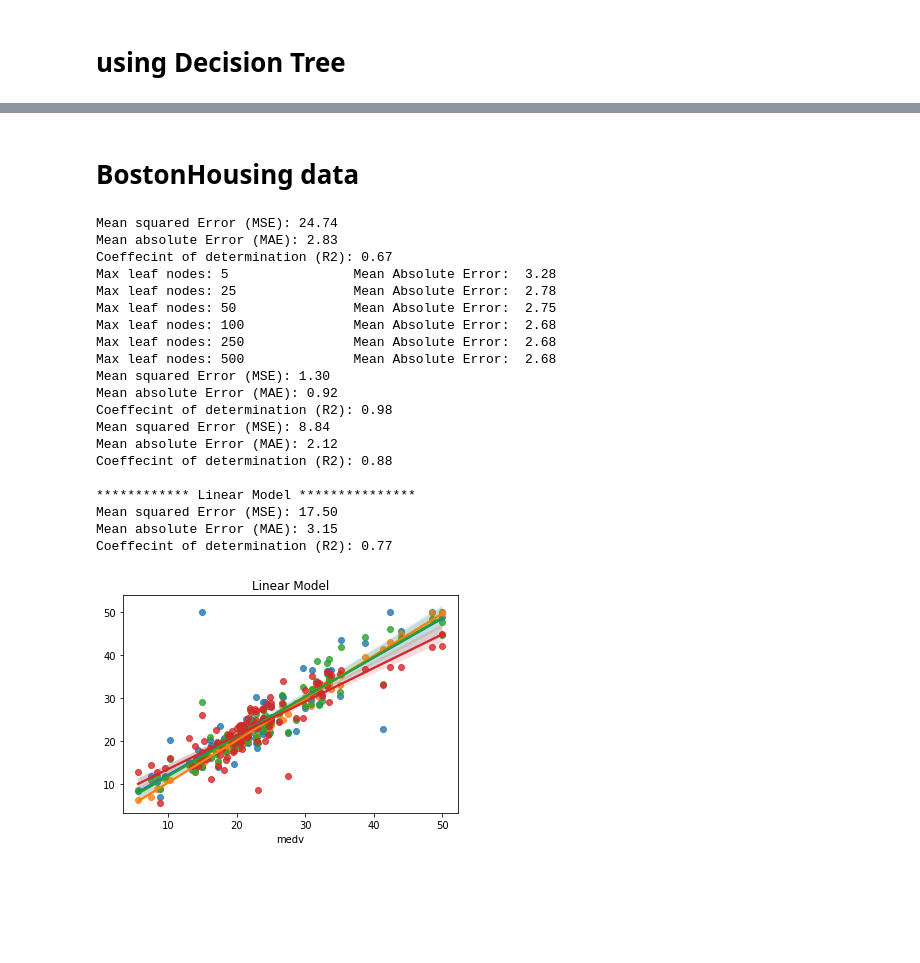
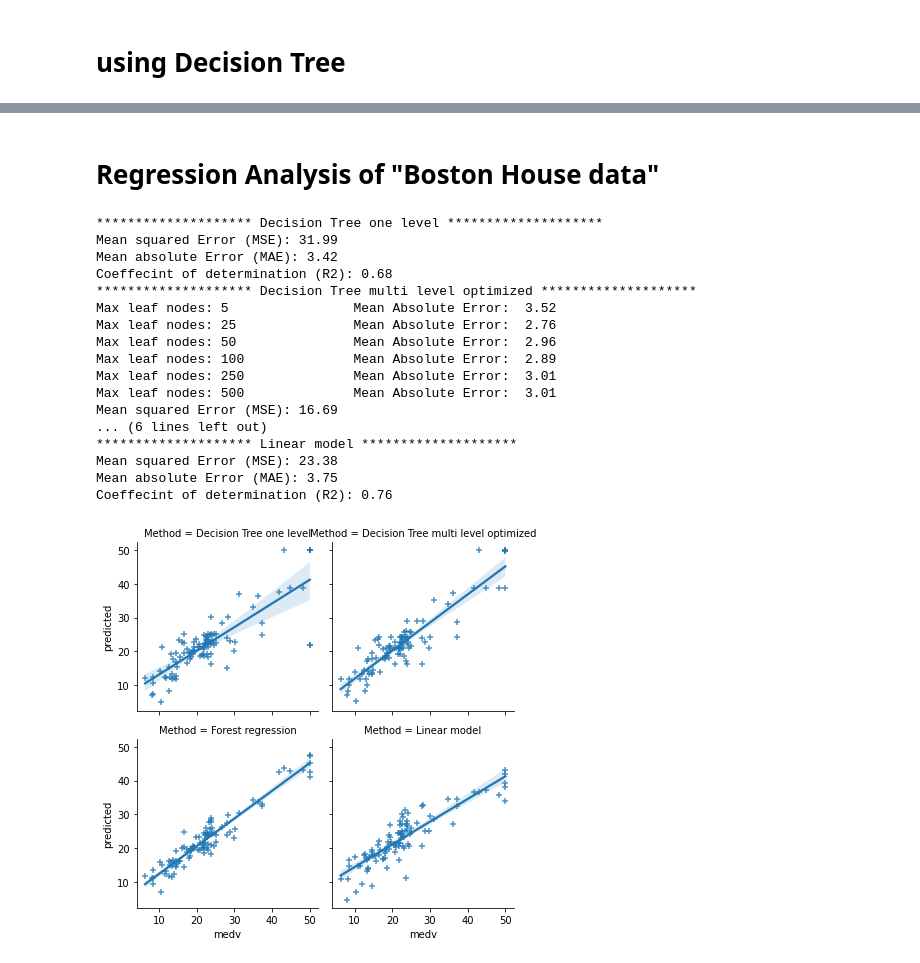
Before and after one commit to yjad/ML, a Jupyter notebook: sklearn_regression.ipynb, the cells around one changed output, grey strips where cells are left out. Drawn from its saved outputs; the diff is of its cells as text; code cells hidden in the pictures; blank space fills up the shorter version.

```diff
--- a/sklearn_regression.ipynb
+++ b/sklearn_regression.ipynb
@@ -10,13 +11,13 @@ from sklearn import linear_model
 import seaborn as sns
 # %%
-def print_model_performance(model, y, prediction, id):
-    labels = ['','Decision Tree-One Leaf', 'Optimized Decision Tree', 'Random Forest Regression', 'Linear Model']
+
+def print_model_performance(model, y, prediction, reg_method_id):
     # print ('coeffecient:', model.coef_)
     # print ('intercept: ', model.intercept_)
+
     print (f'Mean squared Error (MSE): {mean_squared_error(y, prediction):.2f}')
     print (f'Mean absolute Error (MAE): {mean_absolute_error(y, prediction):.2f}')
     print (f'Coeffecint of determination (R2): {r2_score(y, prediction):.2f}')
-    # print (f'Accuracy: {accuracy_score(y_true=y, y_pred=prediction)}')
-    # sns.scatterplot(x=y, y=prediction)
-    # sns.set_title()
-    sns.regplot(x=y, y=prediction).set_title(labels[id])
+    # plt.figure()
+    # p= sns.regplot(x=y, y=prediction, marker = '+')
+    # p= p.set_title(reg_method[reg_method_id])
@@ -113,46 +147,32 @@ FileNotFoundError: [Errno 2] No such file or directory: 'C:\\Yahia\\Python\\ML\\
-# %% [markdown]
-# BostonHousing data
+# %% [markdown]
+# Regression Analysis of "Boston House data"
 # %%
-file_path = r".\\data\\BostonHousing.csv"
+file_path = r".\data\BostonHousing.csv"
 boston_data = pd.read_csv(file_path)
 
 y= boston_data.medv
 X = boston_data.drop('medv', axis='columns')
 
 # # Split into validation and training data
-# train_X, val_X, train_y, val_y = train_test_split(X, y, random_state=1)
-train_X, val_X, train_y, val_y = train_test_split(X, y, test_size =0.2)
+train_X, val_X, train_y, val_y = train_test_split(X, y, test_size =0.2, random_state=1)
 
-# print ('************ Decision Tree one level ***************')
-reg_decision_tree_1(train_X, val_X, train_y, val_y)
-
-# print ('\n************ Decision Tree multi level optimized ***************')
-reg_decision_tree_max_leaf(train_X, val_X, train_y, val_y)
-
-# print ('\n************ User Forest model regression ***************')
-use_forest_regression(train_X, val_X, train_y, val_y)
-
-print ('\n************ Linear Model ***************')
-use_linear_model(train_X, val_X, train_y, val_y)
+reg_all_models(train_X, val_X, train_y, val_y)
 # %% [output]
-Mean squared Error (MSE): 24.74
-Mean absolute Error (MAE): 2.83
-Coeffecint of determination (R2): 0.67
-Max leaf nodes: 5                Mean Absolute Error:  3.28
-Max leaf nodes: 25               Mean Absolute Error:  2.78
-Max leaf nodes: 50               Mean Absolute Error:  2.75
-Max leaf nodes: 100              Mean Absolute Error:  2.68
-Max leaf nodes: 250              Mean Absolute Error:  2.68
-Max leaf nodes: 500              Mean Absolute Error:  2.68
-Mean squared Error (MSE): 1.30
-Mean absolute Error (MAE): 0.92
-Coeffecint of determination (R2): 0.98
-Mean squared Error (MSE): 8.84
-Mean absolute Error (MAE): 2.12
-Coeffecint of determination (R2): 0.88
-
-************ Linear Model ***************
-Mean squared Error (MSE): 17.50
-Mean absolute Error (MAE): 3.15
-Coeffecint of determination (R2): 0.77
+******************** Decision Tree one level ********************
+Mean squared Error (MSE): 31.99
+Mean absolute Error (MAE): 3.42
+Coeffecint of determination (R2): 0.68
+******************** Decision Tree multi level optimized ********************
+Max leaf nodes: 5                Mean Absolute Error:  3.52
+Max leaf nodes: 25               Mean Absolute Error:  2.76
+Max leaf nodes: 50               Mean Absolute Error:  2.96
+Max leaf nodes: 100              Mean Absolute Error:  2.89
+Max leaf nodes: 250              Mean Absolute Error:  3.01
+Max leaf nodes: 500              Mean Absolute Error:  3.01
+Mean squared Error (MSE): 16.69
+... (6 lines left out)
+******************** Linear model ********************
+Mean squared Error (MSE): 23.38
+Mean absolute Error (MAE): 3.75
+Coeffecint of determination (R2): 0.76
-[figure, old version]
+[figure, new version]
```
Also changed, not shown: parts of 16 cells of this notebook, 6 other files.
